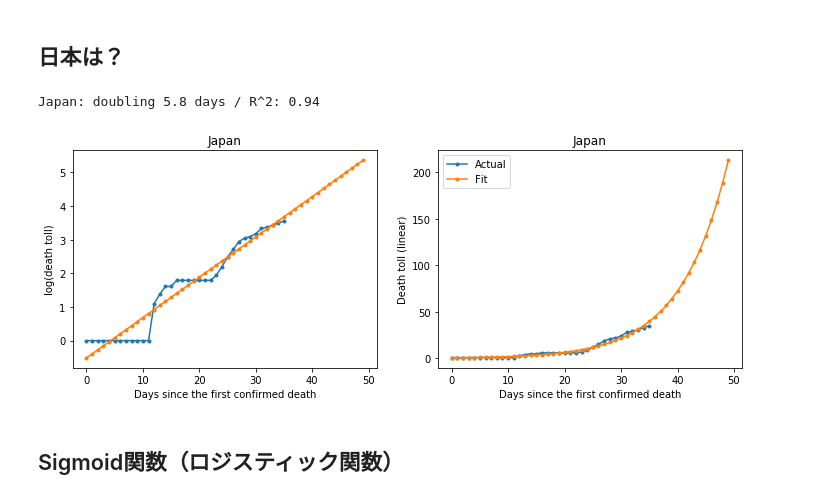
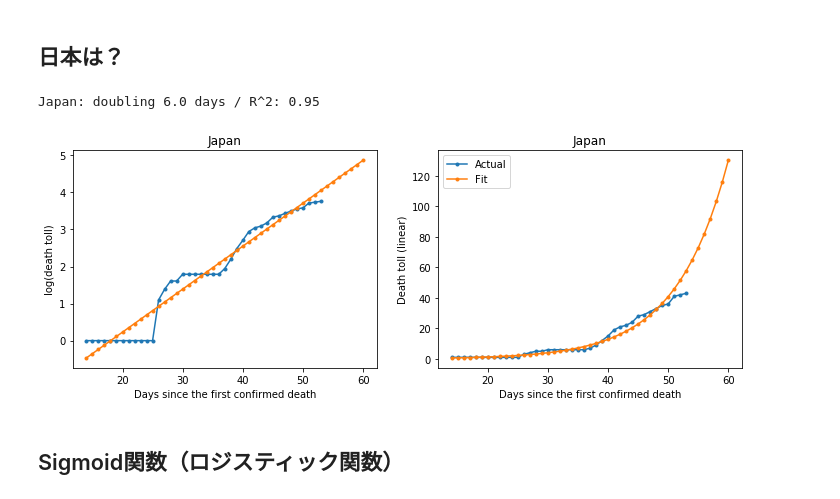
Before and after one commit to so1tsuda/corona_prediction, a Jupyter notebook: CoronaPrediction.ipynb, the cells around one changed output. Saved outputs shown, nothing was run; the diff lists cells and outputs as text; code cells hidden in the pictures.

```diff
--- a/CoronaPrediction.ipynb
+++ b/CoronaPrediction.ipynb
@@ -140,42 +140,42 @@ Netherlands: doubling 1.9 days / R^2: 0.99
 ## 日本は？
 # %%
 country = 'Japan'
-period = 14
+period = 7
 
 # Data obtained from
 # https://gis.jag-japan.com/covid19jp/?fbclid=IwAR30DDBBnQRcXnIOoqJmjbs-Z4kYIS0LvHMBqwBbORWRV3TpjYstvrrBrE4
 japan_df = pd.read_csv('COVID-19.csv')
 tmp = japan_df[['確定日','死者合計']].dropna()
 y = japan_df['死者合計'].dropna().values[14:]# count from Feb 13
 ylog = np.log(y)
 days = len(y)
-x = np.arange(0,days)
+x = np.arange(0,days,1,'int')
 #plt.plot(x,y)
 #plt.plot(x,ylog,'o-')
 slope, intercept, r_value, p_value, std_err = scipy.stats.linregress(x,ylog)
 doubling = np.log(2)/slope
 print(f'{country}: doubling {doubling:.2} days / R^2: {r_value**2:.2}')
 
 fit_y = [np.exp(slope*d+intercept) for d in range(0,days+period)]
 fit_x = np.arange(len(fit_y))
 #corona_df[f'{country}_fit'] = fit_y + [np.nan]*(len(corona_df)-len(corona_df[country].dropna()))
 
 fig,axes=plt.subplots(1,2, figsize=(12,4))
-axes[0].plot(x,np.log(y),'.-')
-axes[0].plot(fit_x,np.log(fit_y),'.-')
+axes[0].plot(x+14,np.log(y),'.-')
+axes[0].plot(fit_x+14,np.log(fit_y),'.-')
 axes[0].set_title(country)
 axes[0].set_xlabel('Days since the first confirmed death')
 axes[0].set_ylabel('log(death toll)')
-axes[1].plot(x,y,'.-')
-axes[1].plot(fit_x,fit_y,'.-')
+axes[1].plot(x+14,y,'.-')
+axes[1].plot(fit_x+14,fit_y,'.-')
 axes[1].set_title(country)
 axes[1].set_xlabel('Days since the first confirmed death')
 axes[1].set_ylabel('Death toll (linear)')
 plt.legend(['Actual', 'Fit'])
-plt.savefig('Japan_fitting_withprediction.png', dpi=400)
+plt.savefig('Japan_fitting_withprediction.png', dpi=400, bbox_inches='tight')
 # %% [output]
-Japan: doubling 5.8 days / R^2: 0.94
+Japan: doubling 6.0 days / R^2: 0.95
-[figure, old version]
+[figure, new version]
 # %% [markdown]
 ## Sigmoid関数（ロジスティック関数）
 # %%
```
Also changed, not shown: parts of 3 cells of this notebook.
